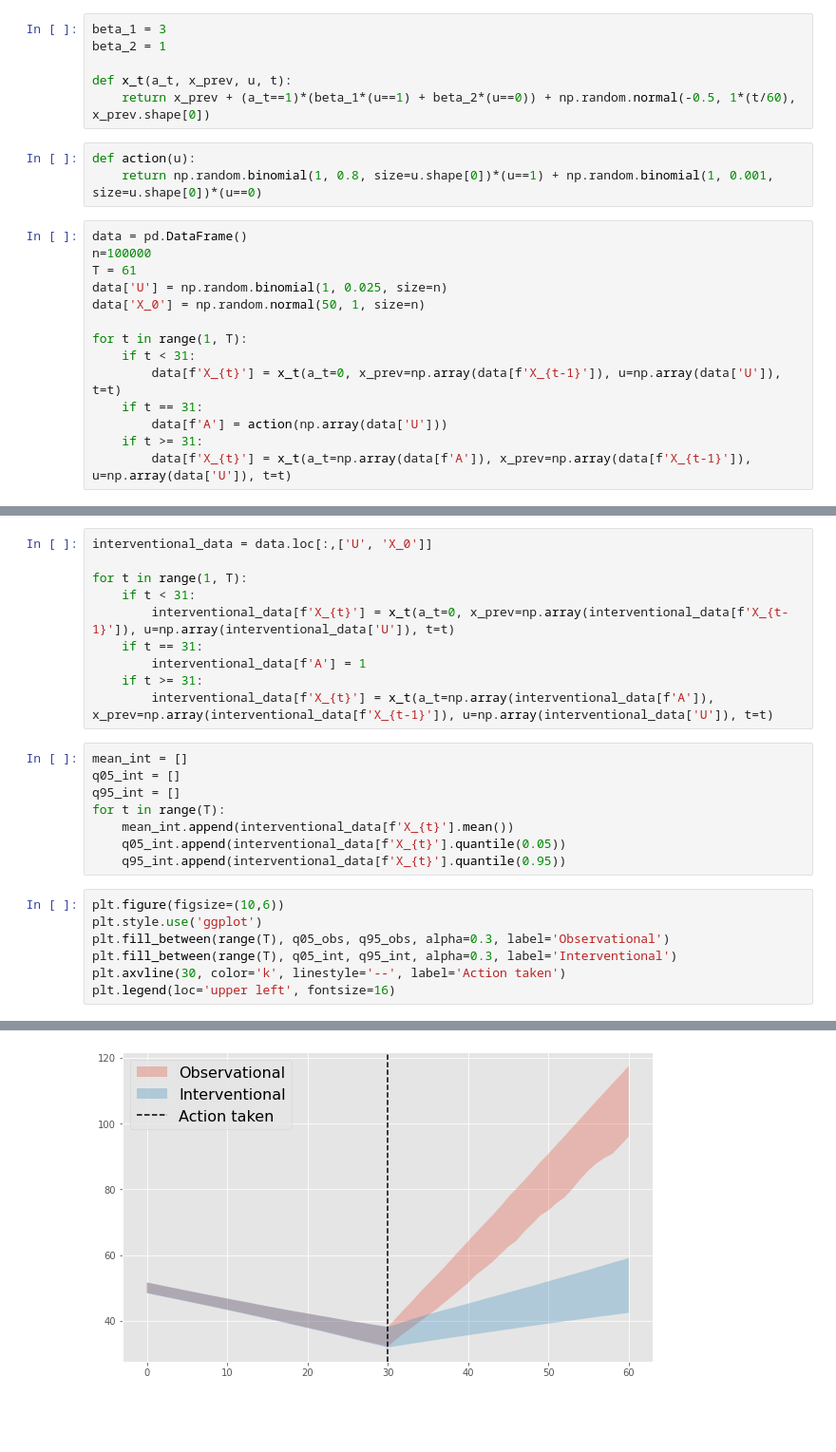
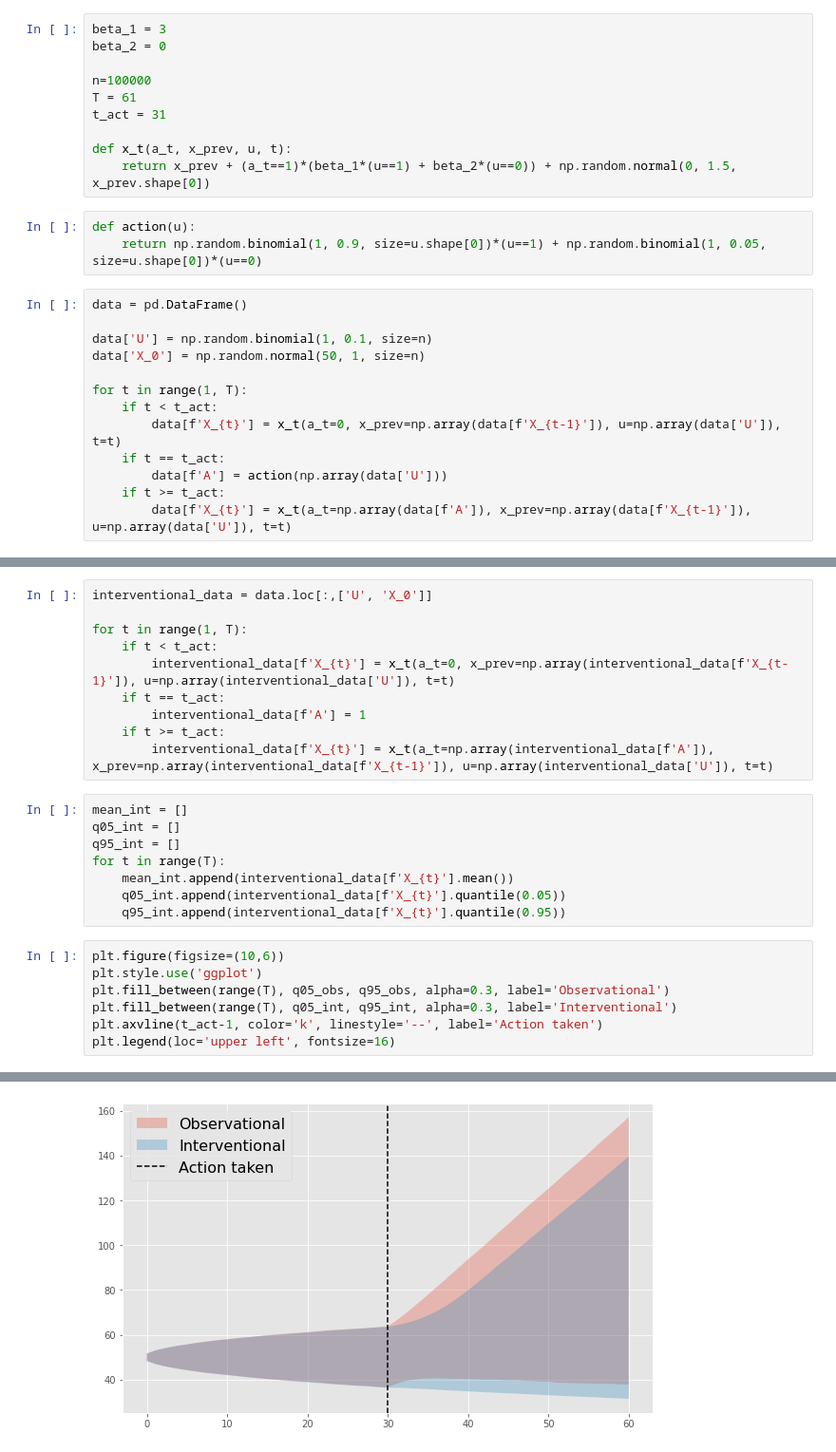
Before and after one commit to faaizT/CausalTwinAssessment, a Jupyter notebook: Synthetic_Example.ipynb, the cells around one changed output, grey strips where cells are left out. Shown at 95% size. Cells and saved outputs as stored; diff of their text form; blank space fills up the shorter version.

```diff
--- a/Synthetic_Example.ipynb
+++ b/Synthetic_Example.ipynb
@@ -7,26 +12,29 @@ import numpy as np
 from tqdm import tqdm
 # %%
 beta_1 = 3
-beta_2 = 1
+beta_2 = 0
+
+n=100000
+T = 61
+t_act = 31
 
 def x_t(a_t, x_prev, u, t):
-    return x_prev + (a_t==1)*(beta_1*(u==1) + beta_2*(u==0)) + np.random.normal(-0.5, 1*(t/60), x_prev.shape[0])
+    return x_prev + (a_t==1)*(beta_1*(u==1) + beta_2*(u==0)) + np.random.normal(0, 1.5, x_prev.shape[0])
 # %%
 def action(u):
-    return np.random.binomial(1, 0.8, size=u.shape[0])*(u==1) + np.random.binomial(1, 0.001, size=u.shape[0])*(u==0)
+    return np.random.binomial(1, 0.9, size=u.shape[0])*(u==1) + np.random.binomial(1, 0.05, size=u.shape[0])*(u==0)
 # %%
 data = pd.DataFrame()
-n=100000
-T = 61
-data['U'] = np.random.binomial(1, 0.025, size=n)
+
+data['U'] = np.random.binomial(1, 0.1, size=n)
 data['X_0'] = np.random.normal(50, 1, size=n)
 
 for t in range(1, T):
-    if t < 31:
+    if t < t_act:
         data[f'X_{t}'] = x_t(a_t=0, x_prev=np.array(data[f'X_{t-1}']), u=np.array(data['U']), t=t)
-    if t == 31:
+    if t == t_act:
         data[f'A'] = action(np.array(data['U']))
-    if t >= 31:
+    if t >= t_act:
         data[f'X_{t}'] = x_t(a_t=np.array(data[f'A']), x_prev=np.array(data[f'X_{t-1}']), u=np.array(data['U']), t=t)
 # %%
 data
@@ -60,11 +68,11 @@ for t in range(T):
 interventional_data = data.loc[:,['U', 'X_0']]
 
 for t in range(1, T):
-    if t < 31:
+    if t < t_act:
         interventional_data[f'X_{t}'] = x_t(a_t=0, x_prev=np.array(interventional_data[f'X_{t-1}']), u=np.array(interventional_data['U']), t=t)
-    if t == 31:
+    if t == t_act:
         interventional_data[f'A'] = 1
-    if t >= 31:
+    if t >= t_act:
         interventional_data[f'X_{t}'] = x_t(a_t=np.array(interventional_data[f'A']), x_prev=np.array(interventional_data[f'X_{t-1}']), u=np.array(interventional_data['U']), t=t)
 # %%
 mean_int = []
@@ -77,10 +85,10 @@ for t in range(T):
 # %%
 plt.figure(figsize=(10,6))
 plt.style.use('ggplot')
 plt.fill_between(range(T), q05_obs, q95_obs, alpha=0.3, label='Observational')
 plt.fill_between(range(T), q05_int, q95_int, alpha=0.3, label='Interventional')
-plt.axvline(30, color='k', linestyle='--', label='Action taken')
+plt.axvline(t_act-1, color='k', linestyle='--', label='Action taken')
 plt.legend(loc='upper left', fontsize=16)
 # %% [output]
 <matplotlib.legend.Legend at 0x...>
-[figure, old version]
+[figure, new version]
```
Also changed, not shown: parts of 3 cells of this notebook, 1 other file.
